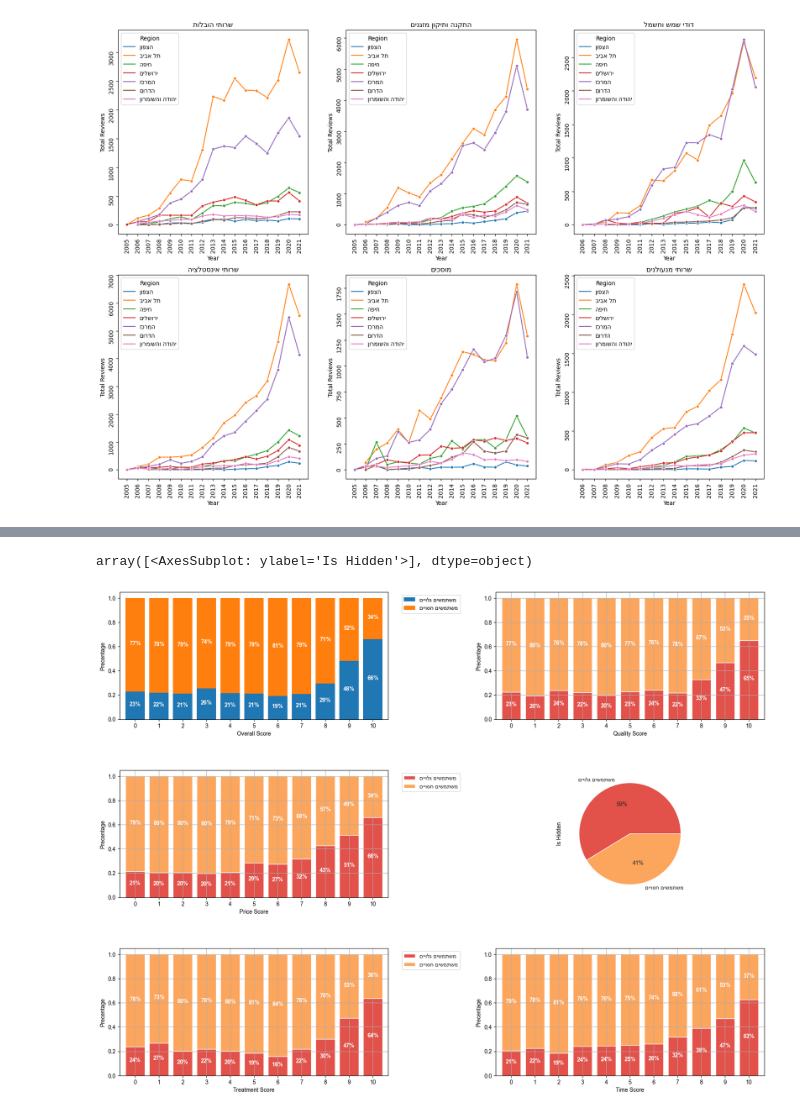
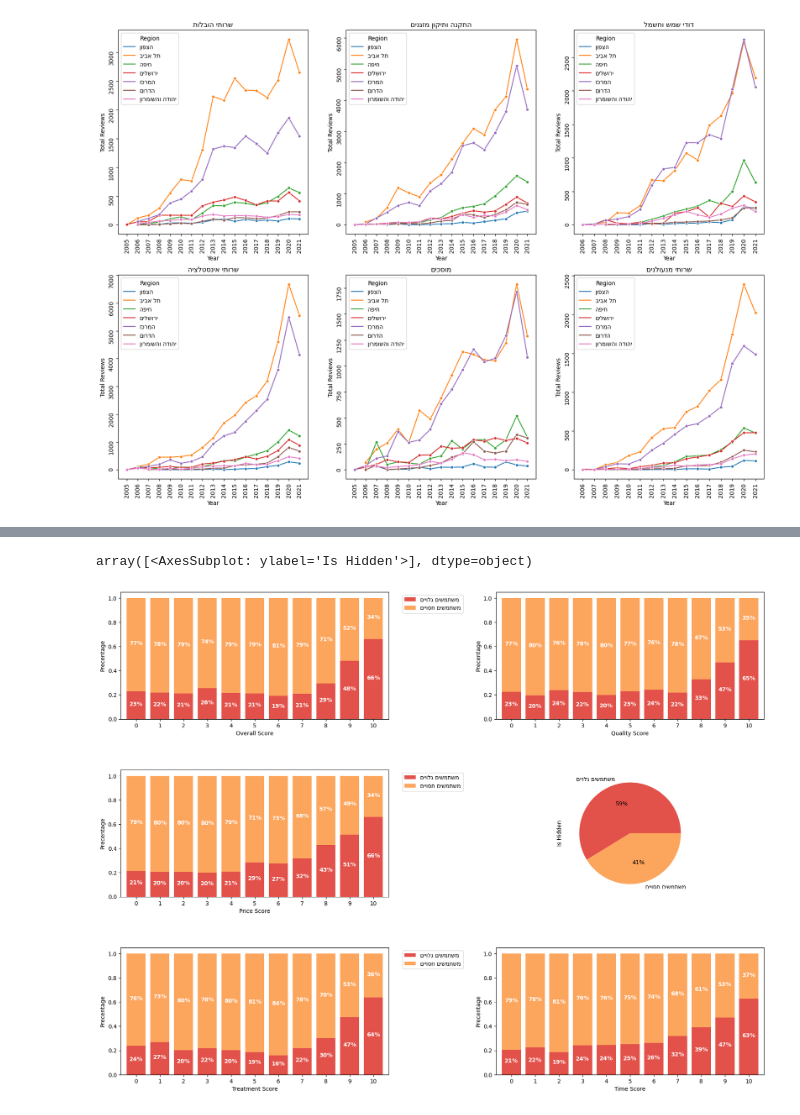
Before and after one commit to Omer-5/midrag, a Jupyter notebook: EDA.ipynb, the cells around one changed output, grey strips where cells are left out. Saved outputs shown, nothing was run; the diff lists cells and outputs as text; code cells hidden in the pictures.

```diff
--- a/EDA.ipynb
+++ b/EDA.ipynb
@@ -233,38 +237,38 @@ for score in score_labels:
 
     plot.set_xlabel(score)
     plot.set_ylabel('Precentage')
 
-    # Adding Precentage to the each bar, we used web for help
+    # Adding Percentage to the each bar, we used web for help
     for container in plot.containers:
         labels = [f'{h:.0%}' for h in container.datavalues]
         labels = plot.bar_label(container, labels=labels, label_type='center', fontsize=10, padding=2)
         for label in labels:
             label.set_color('white')
             label.set_weight('bold')
 
-    sns.set_style('whitegrid')
-    sns.set_palette('Spectral')
     plot.tick_params(axis='x', rotation=0)
 
     if index == 1:
         row += 1
         index = 0
     else:
         index+=1
 
-# Pie chart to show the divsion between hidden and visible customer names
+# Pie chart to show the division between hidden and visible customer names
 df_piechart = pd.DataFrame(df_main["Is Hidden"].value_counts())
 df_piechart = df_piechart.rename(index={0:'משתמשים גלויים'[::-1], 1: 'משתמשים חסויים'[::-1]})
 
 # Clear a better spot in the subplot for the pie chart
 temp = axes[1, 1].get_position()
 axes[1, 1].set_position(axes[2, 1].get_position())
 axes[2, 1].set_position(temp)
 
+sns.set_palette('Spectral') # setting theme
+
 df_piechart.plot(ax=axes[2,1], kind='pie', figsize=(20, 15), legend=False, autopct='%1.f%%', subplots=True)
 # %% [output]
 array([<AxesSubplot: ylabel='Is Hidden'>], dtype=object)
-[figure, old version]
+[figure, new version]
 # %%
 # Credit: https://vincent.readthedocs.io/_/downloads/en/latest/pdf/
 # Converting our data to a JSON in a format that folium can understand and visualize properly
```
Also changed, not shown: parts of 4 cells of this notebook.
